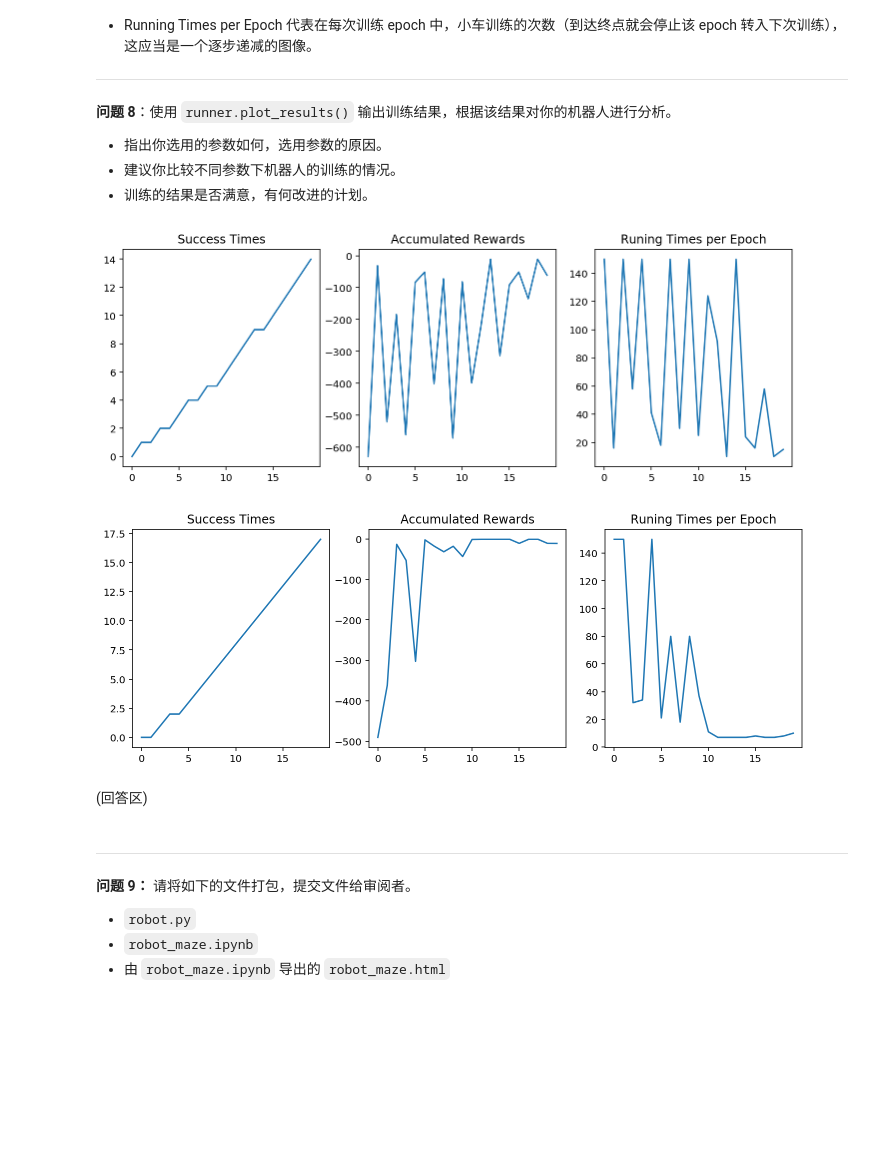
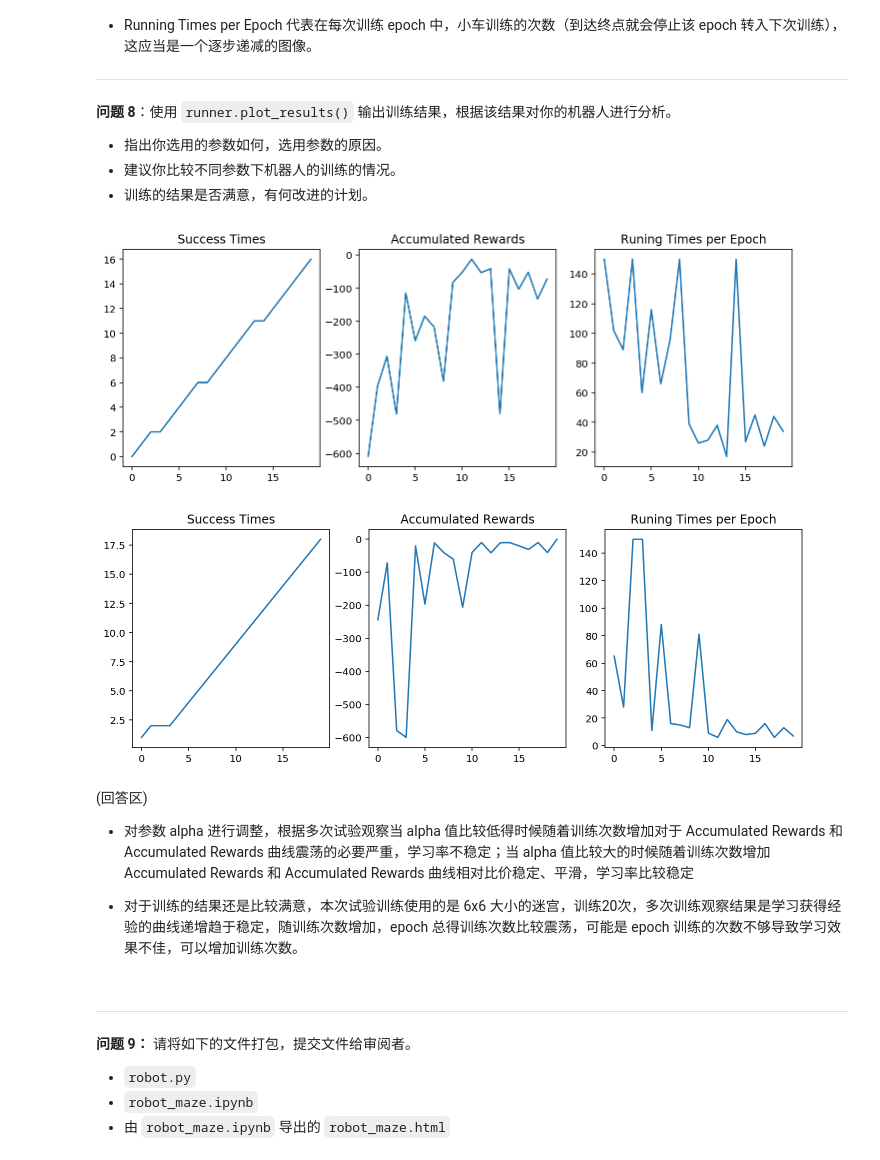
Before and after one commit to miaopei/MachineLearning, a Jupyter notebook: uda_project/P5/my_qlearning_maze/robot_maze.ipynb, the cells around one changed output. Drawn from its saved outputs; the diff is of its cells as text; code cells hidden in the pictures; blank space fills up the shorter version.

```diff
--- a/uda_project/P5/my_qlearning_maze/robot_maze.ipynb
+++ b/uda_project/P5/my_qlearning_maze/robot_maze.ipynb
@@ -266,7 +266,7 @@ epsilon0 = 0.5
 alpha = 0.5
 gamma = 0.9
 
-maze_size = (6,10)
+maze_size = (6,6)
 trap_number = 1
 # %%
 from Runner import Runner
@@ -297,26 +297,29 @@ runner.generate_movie(filename = "final1.mp4") # 你可以注释该行代码，
 # %%
 runner.plot_results()
 # %% [output]
-[figure, old version]
+[figure, new version]
 # %%
 # 参数调整 1
-epsilon0 = 0.9
+#epsilon0 = 0.9
 alpha = 0.9
-gamma = 0.95
 
 g = Maze(maze_size=maze_size,trap_number=trap_number)
 r = Robot(g,alpha=alpha, epsilon0=epsilon0, gamma=gamma)
 r.set_status(learning=True)
 
 runner = Runner(r, g)
 runner.run_training(epoch, display_direction=True)
 # runner.generate_movie(filename = "final1.mp4") # 你可以注释该行代码，加快运行速度，不过你就无法观察到视频了。
 
 runner.plot_results()
 # %% [output]
-[figure, old version]
+[figure, new version]
-# %% [markdown]
-(回答区)
+# %% [markdown]
+(回答区)
+
+* 对参数 alpha 进行调整，根据多次试验观察当 alpha 值比较低得时候随着训练次数增加对于 Accumulated Rewards 和 Accumulated Rewards 曲线震荡的必要严重，学习率不稳定；当 alpha 值比较大的时候随着训练次数增加 Accumulated Rewards 和 Accumulated Rewards 曲线相对比价稳定、平滑，学习率比较稳定
+
+* 对于训练的结果还是比较满意，本次试验训练使用的是 6x6 大小的迷宫，训练20次，多次训练观察结果是学习获得经验的曲线递增趋于稳定，随训练次数增加，epoch 总得训练次数比较震荡，可能是 epoch 训练的次数不够导致学习效果不佳，可以增加训练次数。
 # %% [markdown]
 ---
 
```
Also changed, not shown: parts of 3 cells of this notebook, 5 other files.
